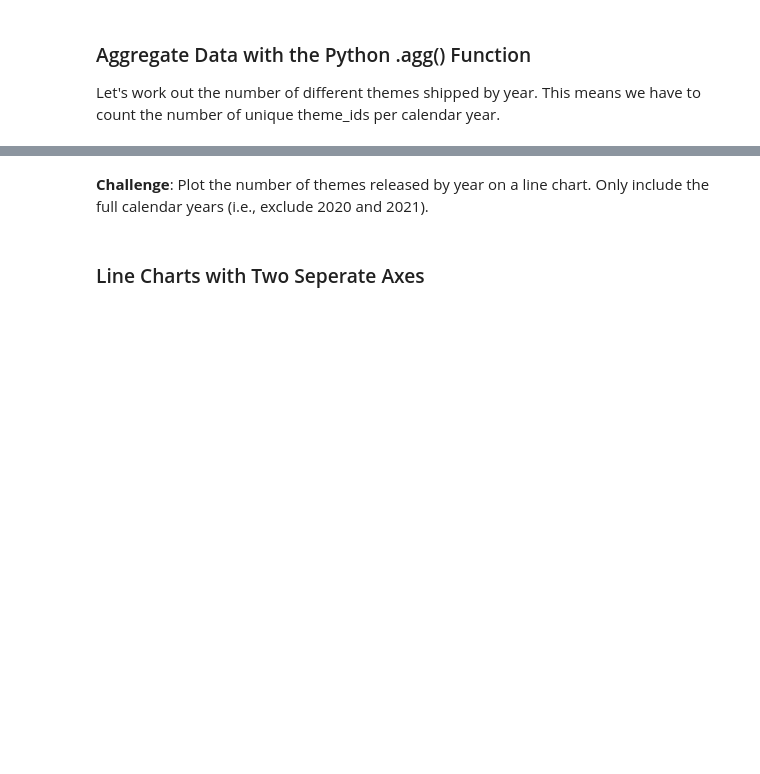
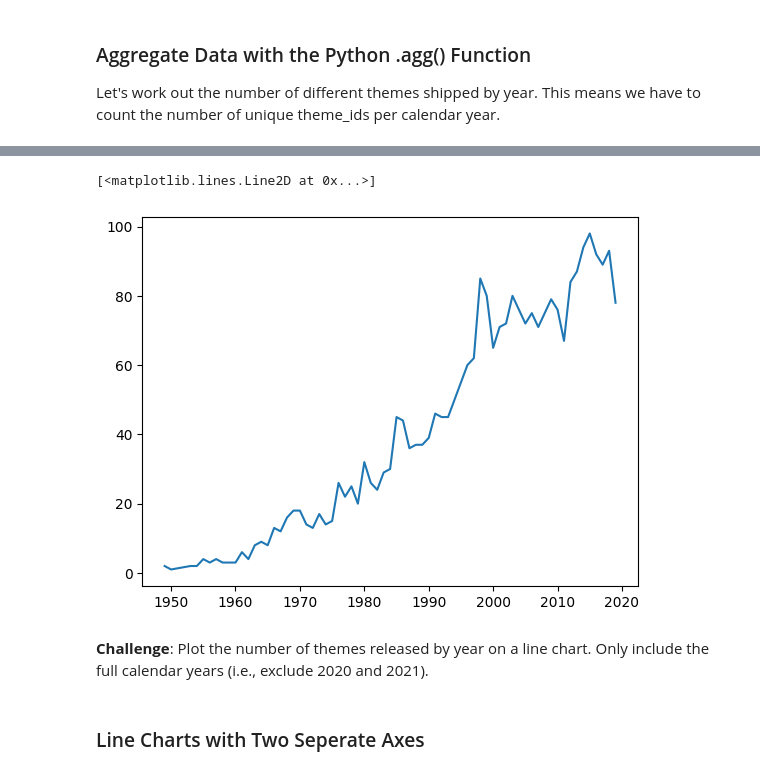
Before and after one commit to OmmDevgoswami/100Days_Coding-Python, a Jupyter notebook: LEGO Data Manipulation/LEGO Notebook and Data (start)/Lego_Analysis_for_Course_(start).ipynb, the cells around one changed output, grey strips where cells are left out. Drawn from its saved outputs; the diff is of its cells as text; code cells hidden in the pictures; blank space fills up the shorter version.

```diff
--- a/LEGO Data Manipulation/LEGO Notebook and Data (start)/Lego_Analysis_for_Course_(start).ipynb
+++ b/LEGO Data Manipulation/LEGO Notebook and Data (start)/Lego_Analysis_for_Course_(start).ipynb
@@ -250,3 +259,9 @@ print(sliced_set_data.tail())
 ### Aggregate Data with the Python .agg() Function
 
 Let's work out the number of different themes shipped by year. This means we have to count the number of unique theme_ids per calendar year.
+# %%
+theme_per_year = set_data.groupby('year').agg({"theme_id": "nunique"})
+theme_per_year.rename(columns={"theme_id":"theme_num"}, inplace = True)
+print(theme_per_year.head())
+print()
+print(theme_per_year.tail())
@@ -253,3 +284,8 @@ Let's work out the number of different themes shipped by year. This means we hav
+# %%
+plt.plot(theme_per_year[:-2])
+# %% [output]
+[<matplotlib.lines.Line2D at 0x...>]
+[figure, added]
 # %% [markdown]
 **Challenge**: Plot the number of themes released by year on a line chart. Only include the full calendar years (i.e., exclude 2020 and 2021).
 # %% [markdown]
```
Also changed, not shown: parts of 15 cells of this notebook.
